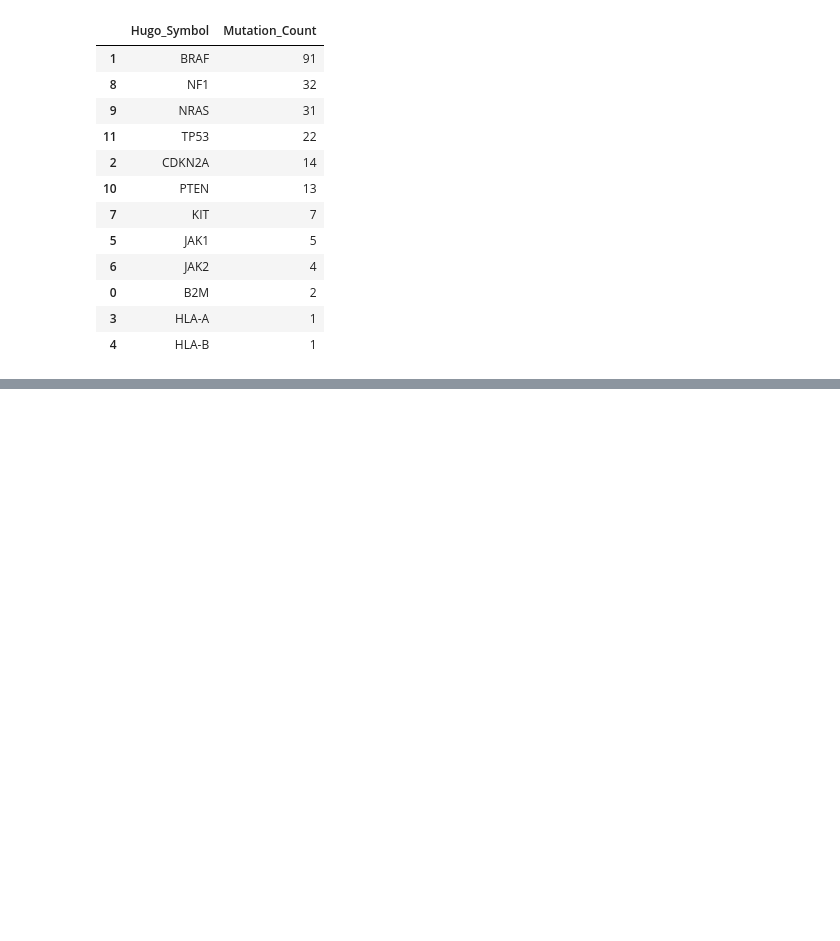
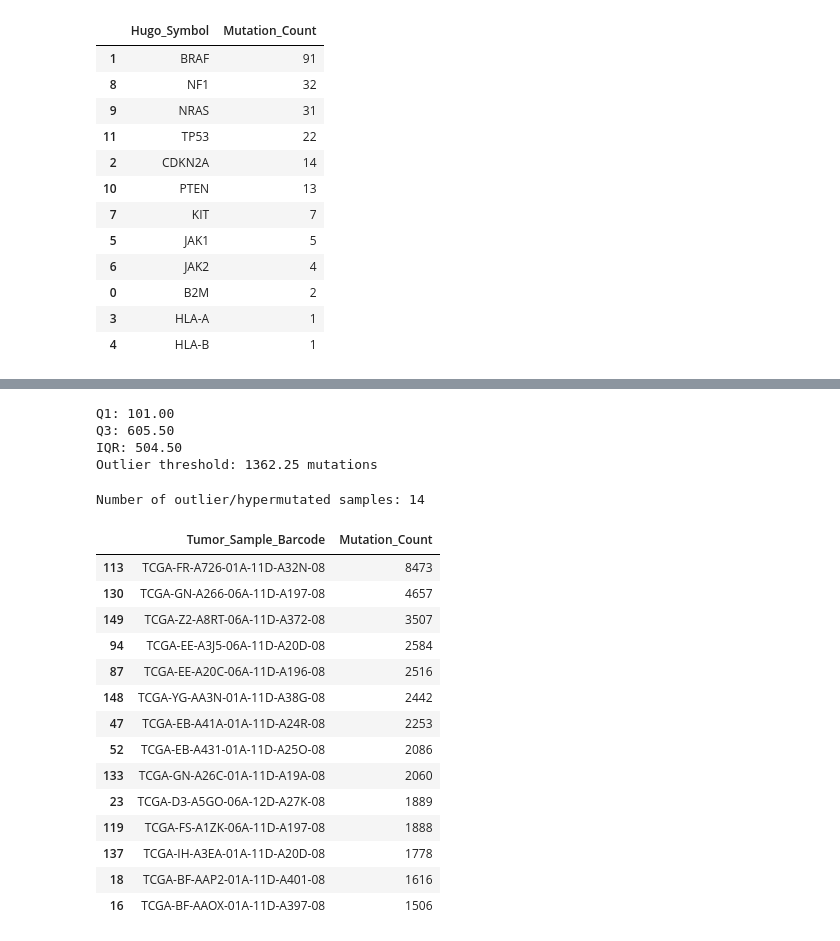
Before and after one commit to andreamariefree-creator/clinical-genomics-portfolio, a Jupyter notebook: projects/01_somatic_maf_analysis/notebooks/01_1_skcm_somatic_maf_analysis.ipynb, the cells around one changed output, grey strips where cells are left out. Cells and saved outputs as stored; diff of their text form; code cells hidden in the pictures; blank space fills up the shorter version.

```diff
--- a/projects/01_somatic_maf_analysis/notebooks/01_1_skcm_somatic_maf_analysis.ipynb
+++ b/projects/01_somatic_maf_analysis/notebooks/01_1_skcm_somatic_maf_analysis.ipynb
@@ -283,0 +320,46 @@ skcm_gene_summary
+# %%
+# Define outlier threshold using the IQR method
+q1 = mutation_counts_per_sample["Mutation_Count"].quantile(0.25)
+q3 = mutation_counts_per_sample["Mutation_Count"].quantile(0.75)
+iqr = q3 - q1
+
+outlier_threshold = q3 + 1.5 * iqr
+
+print(f"Q1: {q1:.2f}")
+print(f"Q3: {q3:.2f}")
+print(f"IQR: {iqr:.2f}")
+print(f"Outlier threshold: {outlier_threshold:.2f} mutations")
+# %% [output]
+Q1: 101.00
+Q3: 605.50
+IQR: 504.50
+Outlier threshold: 1362.25 mutations
+# %%
+hypermutated_samples = (
+    mutation_counts_per_sample[
+        mutation_counts_per_sample["Mutation_Count"] > outlier_threshold
+    ]
+    .copy()
+    .sort_values("Mutation_Count", ascending=False)
+)
+
+print(f"Number of outlier/hypermutated samples: {hypermutated_samples.shape[0]:,}")
+
+hypermutated_samples.head(20)
+# %% [output]
+Number of outlier/hypermutated samples: 14
+|  | Tumor_Sample_Barcode | Mutation_Count |
+| 113 | TCGA-FR-A726-01A-11D-A32N-08 | 8473 |
+| 130 | TCGA-GN-A266-06A-11D-A197-08 | 4657 |
+| 149 | TCGA-Z2-A8RT-06A-11D-A372-08 | 3507 |
+| 94 | TCGA-EE-A3J5-06A-11D-A20D-08 | 2584 |
+| 87 | TCGA-EE-A20C-06A-11D-A196-08 | 2516 |
+| 148 | TCGA-YG-AA3N-01A-11D-A38G-08 | 2442 |
+| 47 | TCGA-EB-A41A-01A-11D-A24R-08 | 2253 |
+| 52 | TCGA-EB-A431-01A-11D-A25O-08 | 2086 |
+| 133 | TCGA-GN-A26C-01A-11D-A19A-08 | 2060 |
+| 23 | TCGA-D3-A5GO-06A-12D-A27K-08 | 1889 |
+| 119 | TCGA-FS-A1ZK-06A-11D-A197-08 | 1888 |
+| 137 | TCGA-IH-A3EA-01A-11D-A20D-08 | 1778 |
+| 18 | TCGA-BF-AAP2-01A-11D-A401-08 | 1616 |
+| 16 | TCGA-BF-AAOX-01A-11D-A397-08 | 1506 |
```
Also changed, not shown: parts of 12 cells of this notebook, 3 other files.
